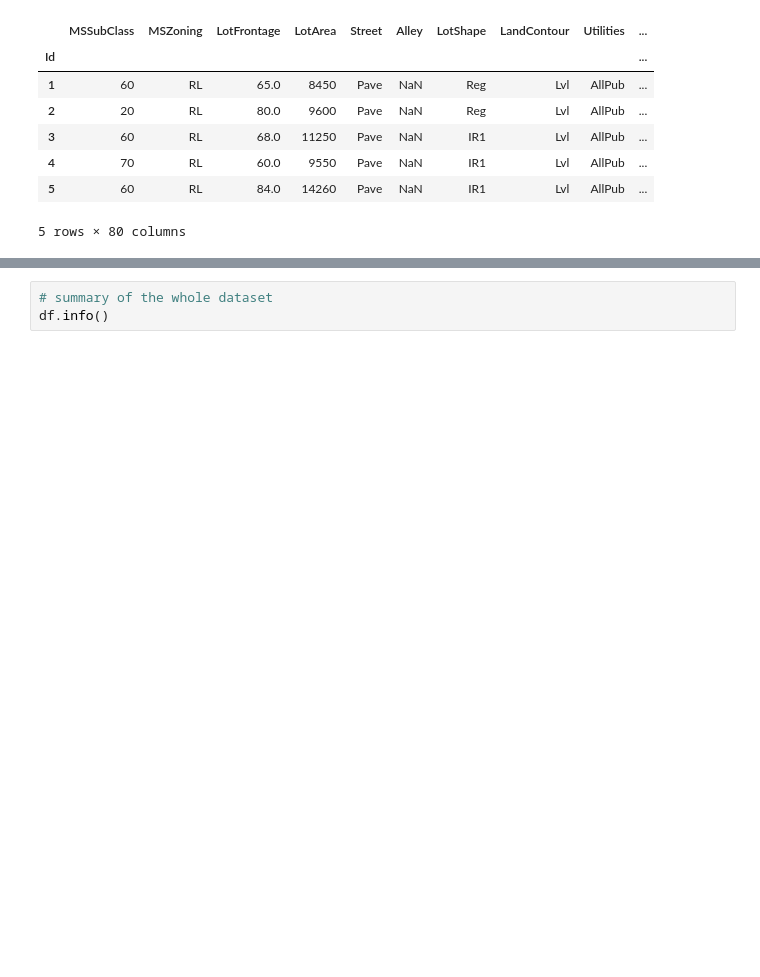
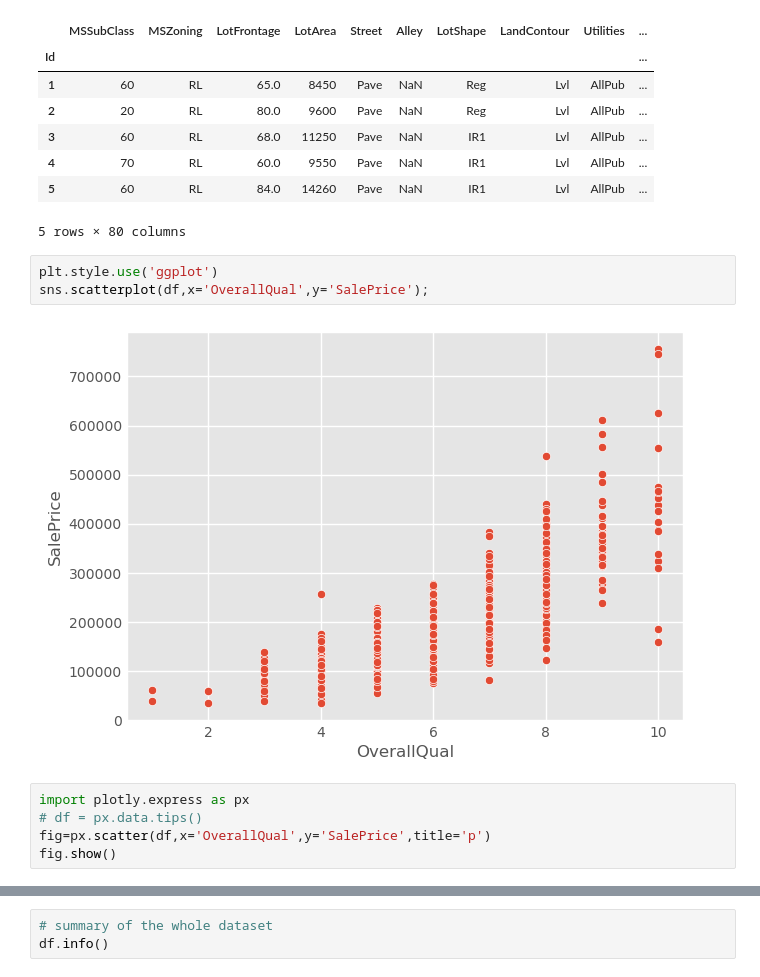
Before and after one commit to Atieng/Ames-analysis, a Jupyter notebook: Ames-analysis.ipynb, the cells around one changed output, grey strips where cells are left out. Drawn from its saved outputs; the diff is of its cells as text; blank space fills up the shorter version.

```diff
--- a/Ames-analysis.ipynb
+++ b/Ames-analysis.ipynb
@@ -22,3 +22,13 @@ df.head()
 | 4 | 70 | RL | 60.0 | 9550 | Pave | NaN | IR1 | Lvl | AllPub | ... |
 | 5 | 60 | RL | 84.0 | 14260 | Pave | NaN | IR1 | Lvl | AllPub | ... |
 5 rows × 80 columns
+# %%
+plt.style.use('ggplot')
+sns.scatterplot(df,x='OverallQual',y='SalePrice');
+# %% [output]
+[figure, added]
+# %%
+import plotly.express as px
+# df = px.data.tips()
+fig=px.scatter(df,x='OverallQual',y='SalePrice',title='p')
+fig.show()
```
Also changed, not shown: parts of 7 cells of this notebook, 1 other file.
